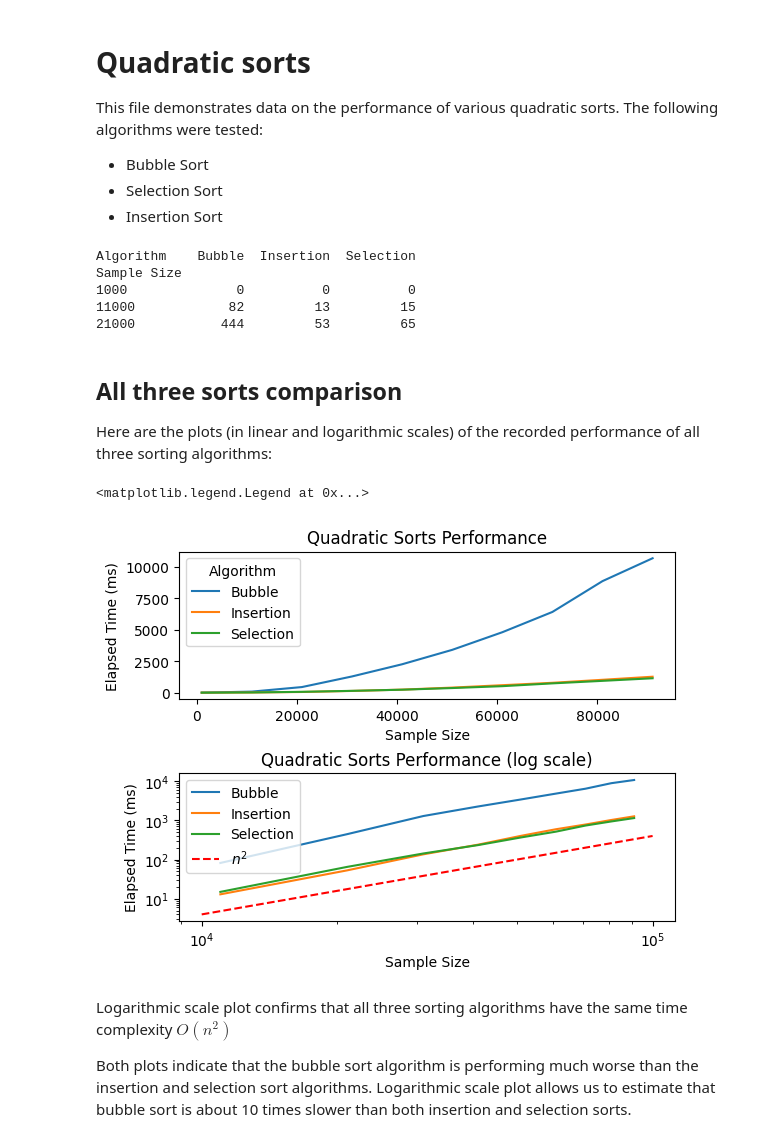
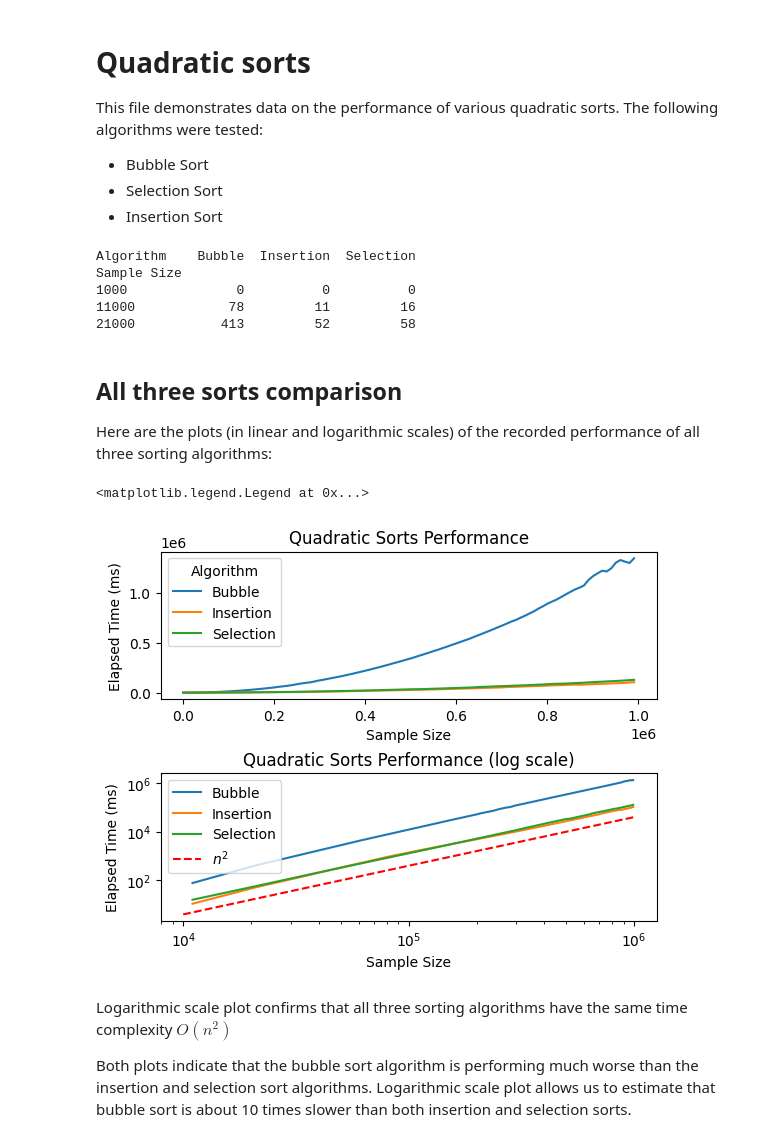
Before and after one commit to MeerkatBoss/AlgoPractice3, a Jupyter notebook: quadratic_sorts.ipynb, the cells around one changed output. Saved outputs shown, nothing was run; the diff lists cells and outputs as text; code cells hidden in the pictures.

Commit message:
refactor: split quadratic sorts tests

```diff
--- a/quadratic_sorts.ipynb
+++ b/quadratic_sorts.ipynb
@@ -10,15 +10,15 @@ import pandas as pd
 import numpy as np
 import matplotlib.pyplot as plt
 # %%
-df = pd.read_csv("results/quadratic_sorts_small.csv")
+df = pd.read_csv("results/quadratic_sorts.csv")
 df = df.pivot(index="Sample Size", columns="Algorithm", values="Elapsed Time(ms)")
 print(df.head(3))
 # %% [output]
 Algorithm    Bubble  Insertion  Selection
 Sample Size
 1000              0          0          0
-11000            82         13         15
-21000           444         53         65
+11000            78         11         16
+21000           413         52         58
 # %% [markdown]
 ## All three sorts comparison
 
@@ -26,23 +26,23 @@ Here are the plots (in linear and logarithmic scales) of the recorded performanc
 # %%
 figure, axes = plt.subplots(nrows=2, ncols=1)
 linear_scale, log_scale = axes
 figure.subplots_adjust(hspace=0.5)
 df.plot(
         ax=linear_scale,
         ylabel="Elapsed Time (ms)",
         title="Quadratic Sorts Performance")
 df[df.values > 0].plot(
         ax=log_scale,
         loglog=True,
         ylabel="Elapsed Time (ms)",
         title="Quadratic Sorts Performance (log scale)",
         legend=False)
-x = np.linspace(10000, 100000, 10)
+x = np.linspace(10000, 1000000, 10)
 log_scale.plot(x, (x/5000)**2, '--r', label='$n^2$')
 log_scale.legend()
 # %% [output]
 <matplotlib.legend.Legend at 0x...>
-[figure, old version]
+[figure, new version]
 # %% [markdown]
 Logarithmic scale plot confirms that all three sorting algorithms have the same time complexity $O(n^2)$
 
```
Also changed, not shown: parts of 3 cells of this notebook, 4 other files.
